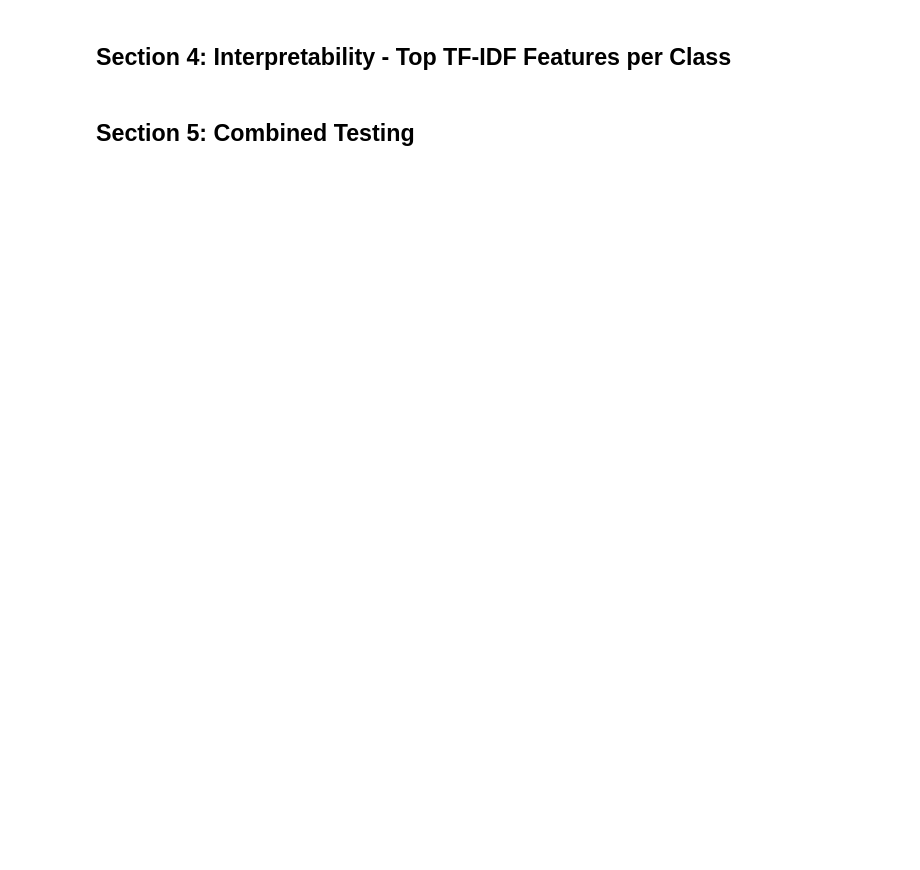
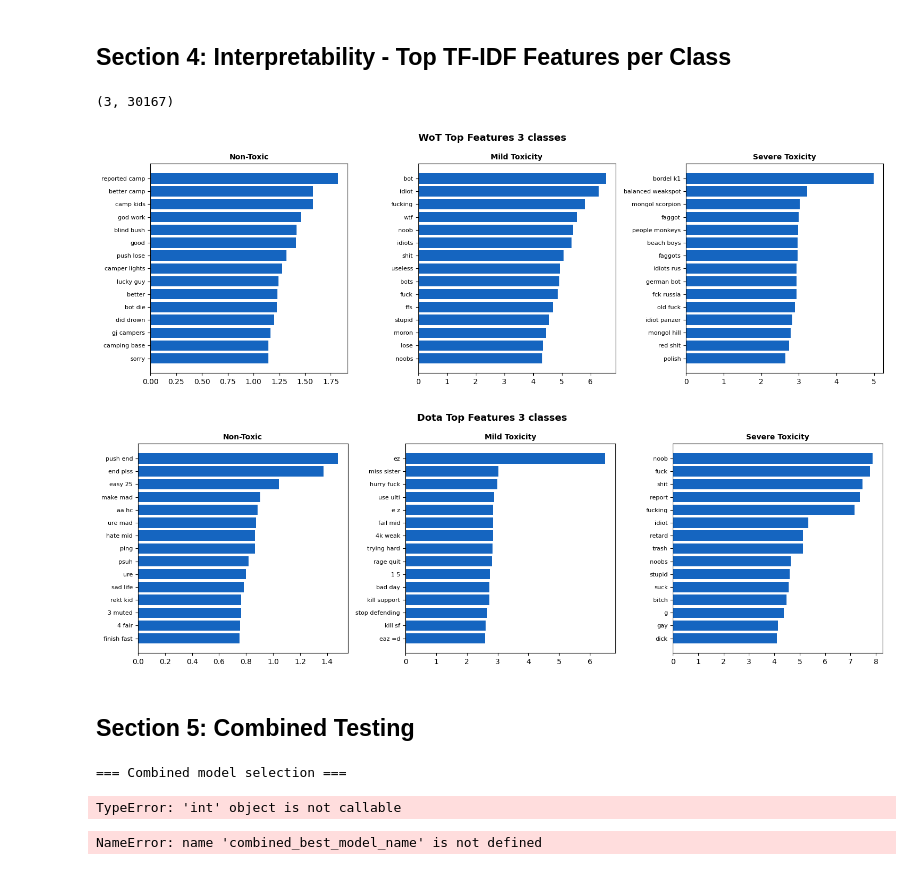
Before and after one commit to paolacalle/gaming-toxicity-detection, a Jupyter notebook: notebooks/gaming/02_ml_multiclass.ipynb, the cells around one changed output. Saved outputs shown, nothing was run; the diff lists cells and outputs as text; code cells hidden in the pictures; blank space fills up the shorter version.

Commit message:
Multiclass Pipeline
Multiclass pipeline is finished. Only interpretability needs to be polished.

```diff
--- a/notebooks/gaming/02_ml_multiclass.ipynb
+++ b/notebooks/gaming/02_ml_multiclass.ipynb
@@ -234,9 +504,9 @@ dota_best_pipe = evaluate_best(
 # %%
 # fit
 train_df = load_wot('train').copy()
-train_df[CONFIG['label_col']] = (train_df[CONFIG['label_col']].astype(int) > 0).astype(int)
-X_tr = train_df[CONFIG['text_col']]
-y_tr = train_df[CONFIG['label_col']]
+train_df['label'] = train_df['label'].astype(int).map(WOT_SCHEME_3)
+X_tr = train_df['message']
+y_tr = train_df['label']
 
 wot_best_pipe.fit(X_tr, y_tr)
 print(wot_best_pipe.named_steps['clf'].coef_.shape)
@@ -247,84 +517,81 @@ def plot_top_features(pipe, class_names: list, title: str, top_n: int = 15):
     tfidf = pipe.named_steps['tfidf']
     clf   = pipe.named_steps['clf']
 
-    # FeatureUnion.get_feature_names_out() buggy in some sklearn versions — build manually
-    if hasattr(tfidf, 'transformer_list'):
-        raw_names = np.concatenate([
-            np.array([f'{name}__{n}' for n in tr.get_feature_names_out()])
-            for name, tr in tfidf.transformer_list
-        ])
-    else:
-        raw_names = np.array(tfidf.get_feature_names_out())
-
-    is_char = np.array([n.startswith('char__') for n in raw_names])
-    display_names = np.array([n.split('__', 1)[-1]   for n in raw_names])
+    # word TF-IDF only — no char n-gram features
+    raw_names = np.array(tfidf.get_feature_names_out())
 
     coef = clf.coef_ if hasattr(clf, 'coef_') else clf.feature_log_prob_
     if coef.shape[0] == 1:
         coef = np.vstack([-coef, coef])
 
     n_cls = len(class_names)
     fig, axes = plt.subplots(1, n_cls, figsize=(5 * n_cls, 5))
     if n_cls == 1:
         axes = [axes]
 
     for ax, cls_idx, cls_name in zip(axes, range(n_cls), class_names):
         top_idx = np.argsort(coef[cls_idx])[-top_n:][::-1]
-        colors  = ['#C62828' if is_char[i] else '#1565C0' for i in top_idx[::-1]]
-        ax.barh(display_names[top_idx][::-1], coef[cls_idx][top_idx][::-1], color=colors)
+        ax.barh(raw_names[top_idx][::-1], coef[cls_idx][top_idx][::-1], color='#1565C0')
         ax.set_title(cls_name, fontsize=10, fontweight='bold')
         ax.tick_params(axis='y', labelsize=8)
 
-    legend = [Patch(color='#1565C0', label='word n-gram'),
-              Patch(color='#C62828', label='char n-gram')]
-    axes[-1].legend(handles=legend, loc='lower right', fontsize=8)
+
 
     plt.suptitle(title, fontweight='bold', fontsize=13)
     plt.tight_layout()
     plt.show()
 
 
 
 # plot the features
 plot_top_features(wot_best_pipe,  WOT_CLASS_NAMES[wot_best_n],
                   f'WoT Top Features {wot_best_n} classes')
 plot_top_features(dota_best_pipe, DOTA_CLASS_NAMES[dota_best_n],
                   f'Dota Top Features {dota_best_n} classes')
+# %% [output]
+(3, 30167)
+[figure, added]
+[figure, added]
 # %% [markdown]
 ## Section 5: Combined Testing
 # %%
 # combined data fine-tuning
 print('\n=== Combined model selection ===')
-combined_compare_df, combined_pipes = run_model_selection('Combined', load_combined, 2)
+combined_compare_df, combined_pipes = run_model_selection('Combined', load_combined_3class, 3)
 
 combined_best_model_name = combined_compare_df.iloc[0]['Model']
 print(f'\nBest: Combined={combined_best_model_name}')
+# %% [output]
+=== Combined model selection ===
+TypeError: 'int' object is not callable
 # %%
 # fit once on combined train, evaluate on combined val
 combined_best_pipe = evaluate_best(
-    'Combined', combined_best_model_name, combined_pipes, load_combined,
-    2, ['Non-Toxic', 'Toxic'], combined_compare_df,
-    ood_load_fn=None
+    'Combined', combined_best_model_name, combined_pipes, load_combined_3class,
+    3, ['Non-Toxic', 'Mild', 'Severe'], combined_compare_df,
+    scheme=None, ood_load_fn=None
 )
 
 # evaluate already-fitted pipe on each game val — no refit
-def load_val_binary(load_fn):
+def load_val_3class(load_fn, scheme):
     df = load_fn('val').copy()
-    df[CONFIG['label_col']] = (df[CONFIG['label_col']].astype(int) > 0).astype(int)
-    return df[CONFIG['text_col']], df[CONFIG['label_col']]
+    df['label'] = df['label'].astype(int).map(scheme)
+    return df['message'], df['label']
 
 # world of tanks
-X_wot_val,  y_wot_val  = load_val_binary(load_wot)
+X_wot_val,  y_wot_val  = load_val_3class(load_wot,  WOT_SCHEME_3)
 
 # dota
-X_dota_val, y_dota_val = load_val_binary(load_dota)
+X_dota_val, y_dota_val = load_val_3class(load_dota, DOTA_SCHEME_3)
 
 # combined dataset predictions on world of tanks
 print('\n=== Combined -> WoT ===')
 print(classification_report(y_wot_val,  combined_best_pipe.predict(X_wot_val),
-                             target_names=['Non-Toxic', 'Toxic'], zero_division=0))
+                             target_names=['Non-Toxic', 'Mild', 'Severe'], zero_division=0))
 
 # combined dataset predictions on dota
 print('\n=== Combined -> Dota ===')
 print(classification_report(y_dota_val, combined_best_pipe.predict(X_dota_val),
-                             target_names=['Non-Toxic', 'Toxic'], zero_division=0))
+                             target_names=['Non-Toxic', 'Mild', 'Severe'], zero_division=0))
+# %% [output]
+NameError: name 'combined_best_model_name' is not defined
```
Also changed, not shown: parts of 7 cells of this notebook, 1 other file.
